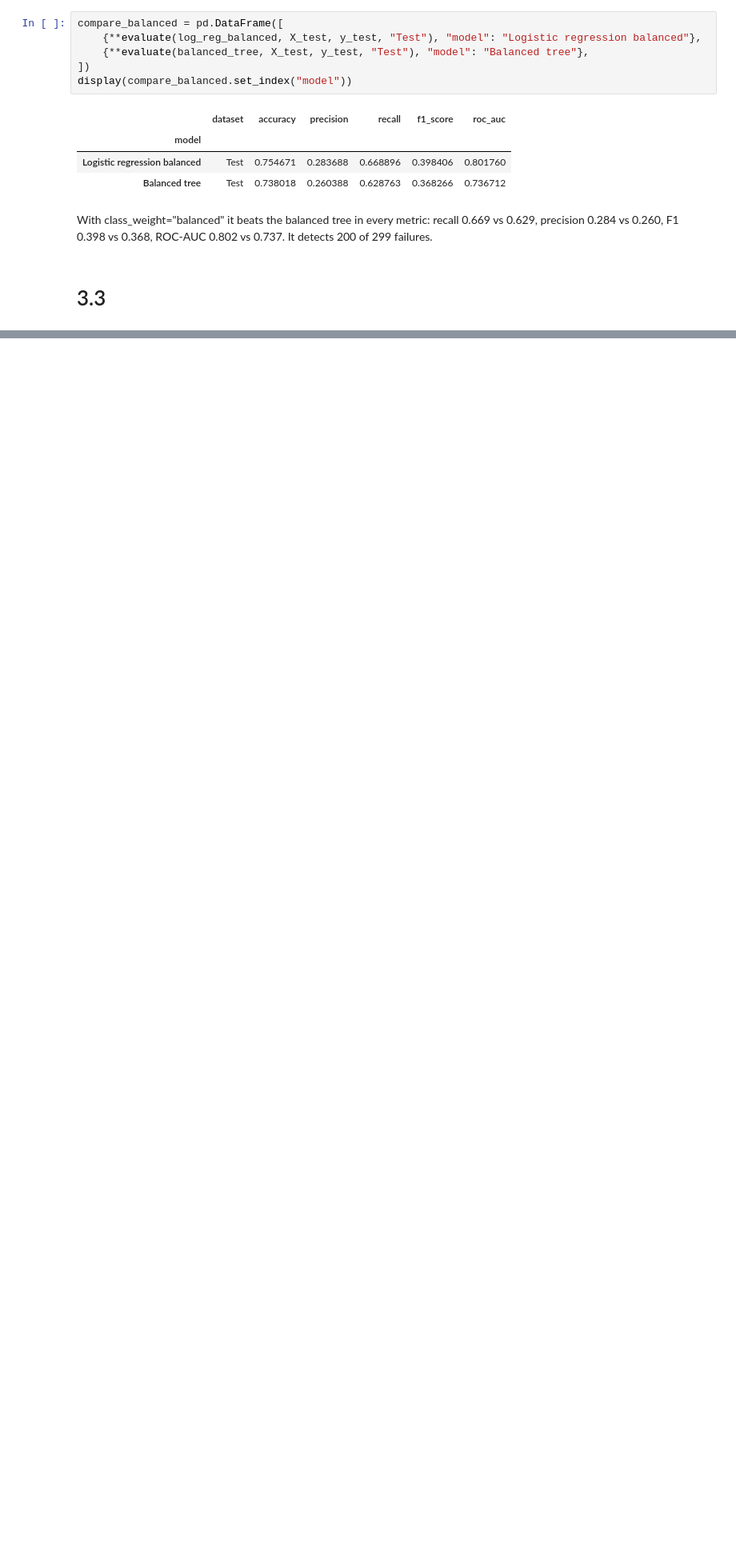
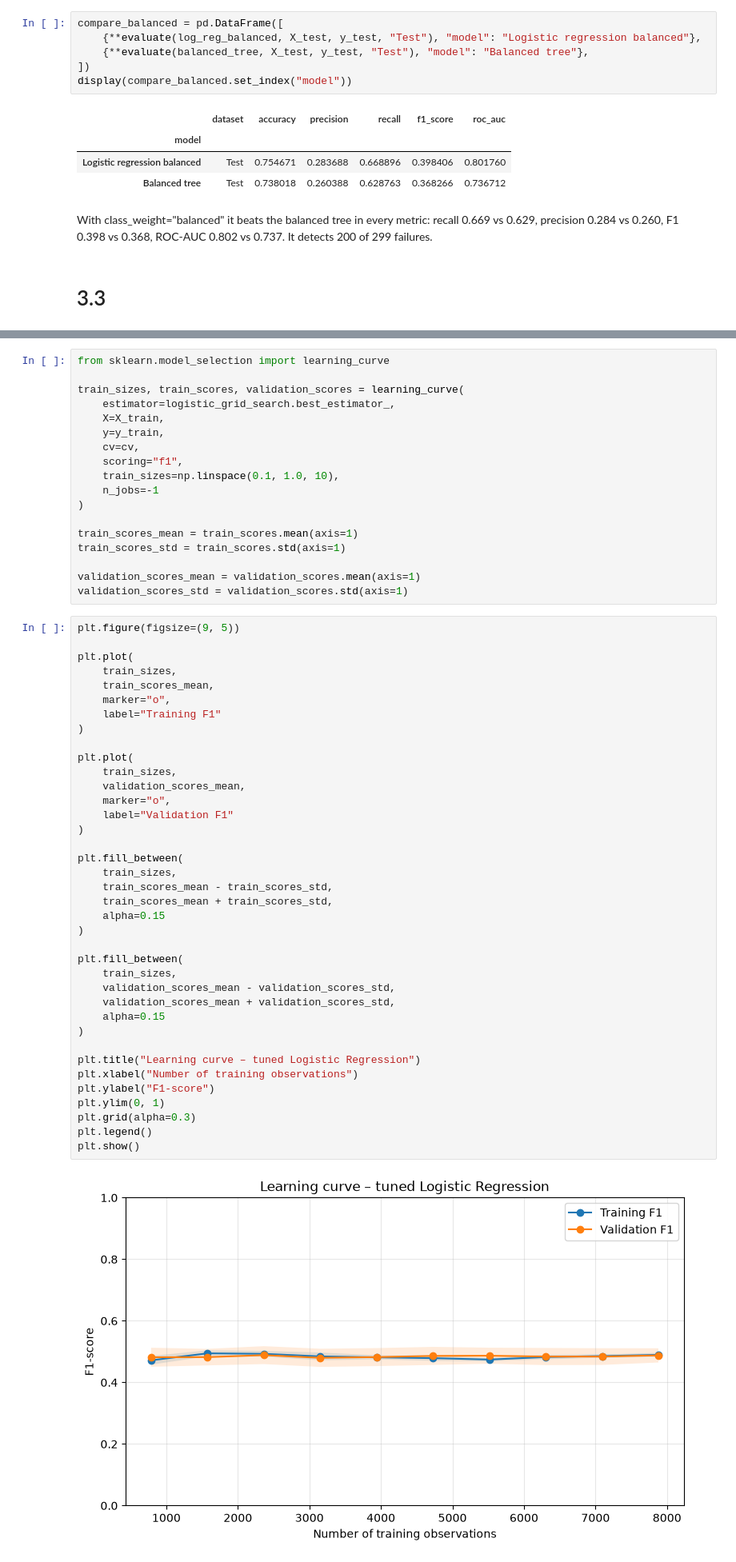
Before and after one commit to NovAndrii/IAU_project, a Jupyter notebook: Faza3_Kardash_Novitskyi.ipynb, the cells around one changed output, grey strips where cells are left out. Shown at 80% size. Saved outputs shown, nothing was run; the diff lists cells and outputs as text; blank space fills up the shorter version.

```diff
--- a/Faza3_Kardash_Novitskyi.ipynb
+++ b/Faza3_Kardash_Novitskyi.ipynb
@@ -849,0 +1232,58 @@ With class_weight="balanced" it beats the balanced tree in every metric: recall
+# %%
+from sklearn.model_selection import learning_curve
+
+train_sizes, train_scores, validation_scores = learning_curve(
+    estimator=logistic_grid_search.best_estimator_,
+    X=X_train,
+    y=y_train,
+    cv=cv,
+    scoring="f1",
+    train_sizes=np.linspace(0.1, 1.0, 10),
+    n_jobs=-1
+)
+
+train_scores_mean = train_scores.mean(axis=1)
+train_scores_std = train_scores.std(axis=1)
+
+validation_scores_mean = validation_scores.mean(axis=1)
+validation_scores_std = validation_scores.std(axis=1)
+# %%
+plt.figure(figsize=(9, 5))
+
+plt.plot(
+    train_sizes,
+    train_scores_mean,
+    marker="o",
+    label="Training F1"
+)
+
+plt.plot(
+    train_sizes,
+    validation_scores_mean,
+    marker="o",
+    label="Validation F1"
+)
+
+plt.fill_between(
+    train_sizes,
+    train_scores_mean - train_scores_std,
+    train_scores_mean + train_scores_std,
+    alpha=0.15
+)
+
+plt.fill_between(
+    train_sizes,
+    validation_scores_mean - validation_scores_std,
+    validation_scores_mean + validation_scores_std,
+    alpha=0.15
+)
+
+plt.title("Learning curve – tuned Logistic Regression")
+plt.xlabel("Number of training observations")
+plt.ylabel("F1-score")
+plt.ylim(0, 1)
+plt.grid(alpha=0.3)
+plt.legend()
+plt.show()
+# %% [output]
+[figure, added]
```
Also changed, not shown: parts of 39 cells of this notebook.
